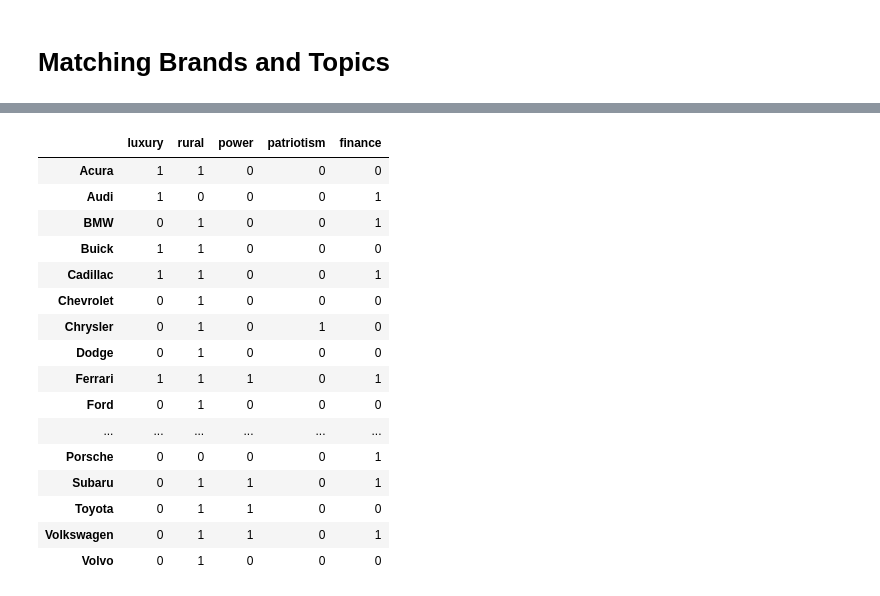
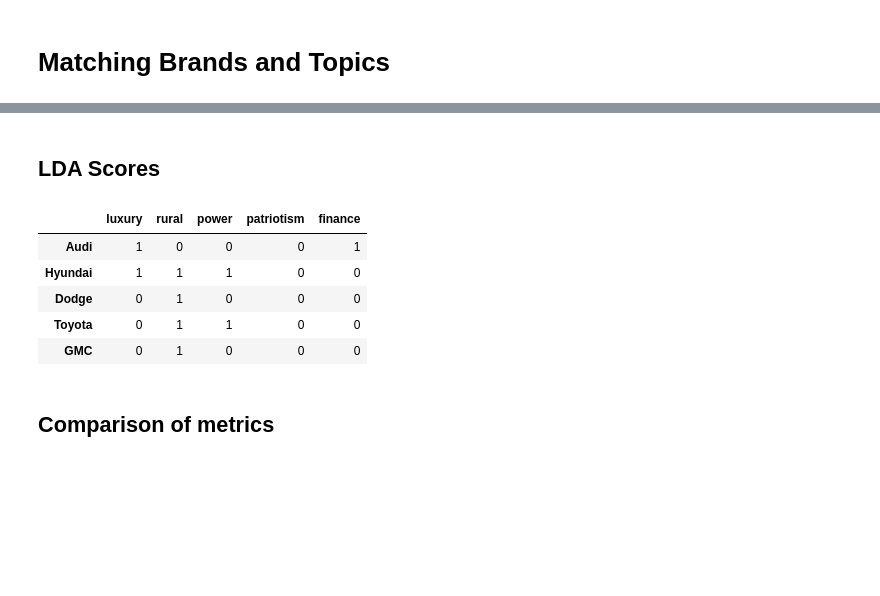
Before and after one commit to Chelovek2002/pechenye-Yubileynoye, a Jupyter notebook: source/get_score_topic_brand.ipynb, the cells around one changed output, grey strips where cells are left out. Cells and saved outputs as stored; diff of their text form; code cells hidden in the pictures; blank space fills up the shorter version.

```diff
--- a/source/get_score_topic_brand.ipynb
+++ b/source/get_score_topic_brand.ipynb
@@ -11,9 +13,11 @@ from wordcloud import WordCloud
 # !wget -q -P /content 'https://github.com/Chelovek2002/pechenye-Yubileynoye/raw/2025d28d6fe8ff46f43a9d7480057c4493cba4e2/data/collage_words.csv'
 # !wget -q -P /content 'https://github.com/Chelovek2002/pechenye-Yubileynoye/raw/2025d28d6fe8ff46f43a9d7480057c4493cba4e2/data/Categories.csv'
 # %%
-words = pd.read_csv('../data/collage_words.csv').dropna()
-cats = pd.read_csv('../data/Categories.csv').dropna()
+try:  # for GitHub
+    words = pd.read_csv('../data/collage_words.csv').dropna()
+    cats = pd.read_csv('../data/Categories.csv').dropna()
+except FileNotFoundError:  # for Colab
+    words = pd.read_csv('collage_words.csv').dropna()
+    cats = pd.read_csv('Categories.csv').dropna()
 
-# for colab
-# words = pd.read_csv('collage_words.csv').dropna()
-# cats = pd.read_csv('Categories.csv').dropna()
+brandwise = words.groupby(by=['Brand']).agg(lambda x: ", ".join(x)).squeeze()
@@ -25,0 +24,3 @@ brandwise_cars = brandwise[brandwise.index.isin(car_brands)]
+# %%
+car_brands = cats.Brand[cats.Category == "Cars"].tolist()  # list of all car brands in the survey
+brandwise_cars = brandwise[brandwise.index.isin(car_brands)]  # words fore every car
@@ -30,5 +39,5 @@ car_words = brandwise_cars.values
 # %%
 count_vectorizer = CountVectorizer(max_df=0.95, min_df=10)
 lda = LatentDirichletAllocation(n_components=5, n_jobs=-1, random_state=101)
-X = count_vectorizer.fit_transform(car_words)
+X = count_vectorizer.fit_transform(brandwise_cars.values)
 # %%
@@ -95,10 +133,8 @@ most_relevant_topic_words = [count_vectorizer.get_feature_names_out()[row] for r
 def score_to_df(score):
     score = (score.T / score.sum(axis=1)).T
     score = pd.DataFrame(score, columns=topic_labels, index=car_brands)
-    return score, *clean_scores(score)
 
-
-def clean_scores(score):
     score_cleaned = score.apply(lambda x: np.where(x > 0.1, x, 0))
     score_cleaned_bi = score.apply(lambda x: np.where(x > 0.1, 1, 0))
-    return score_cleaned, score_cleaned_bi
+
+    return score, score_cleaned, score_cleaned_bi
@@ -168,22 +185,15 @@ scores_jaccard_df[2]
+# %% [markdown]
+## LDA Scores
 # %%
 scores_lda_df = score_to_df(doc_topic)
-scores_lda_df[2]
+scores_lda_df[2].sample(5)
 # %% [output]
 |  | luxury | rural | power | patriotism | finance |
-| Acura | 1 | 1 | 0 | 0 | 0 |
 | Audi | 1 | 0 | 0 | 0 | 1 |
-| BMW | 0 | 1 | 0 | 0 | 1 |
-| Buick | 1 | 1 | 0 | 0 | 0 |
-| Cadillac | 1 | 1 | 0 | 0 | 1 |
-| Chevrolet | 0 | 1 | 0 | 0 | 0 |
-| Chrysler | 0 | 1 | 0 | 1 | 0 |
+| Hyundai | 1 | 1 | 1 | 0 | 0 |
 | Dodge | 0 | 1 | 0 | 0 | 0 |
-| Ferrari | 1 | 1 | 1 | 0 | 1 |
-| Ford | 0 | 1 | 0 | 0 | 0 |
-| ... | ... | ... | ... | ... | ... |
-| Porsche | 0 | 0 | 0 | 0 | 1 |
-| Subaru | 0 | 1 | 1 | 0 | 1 |
 | Toyota | 0 | 1 | 1 | 0 | 0 |
-| Volkswagen | 0 | 1 | 1 | 0 | 1 |
-| Volvo | 0 | 1 | 0 | 0 | 0 |
+| GMC | 0 | 1 | 0 | 0 | 0 |
+# %% [markdown]
+## Comparison of metrics
 # %%
```
Also changed, not shown: parts of 24 cells of this notebook.
